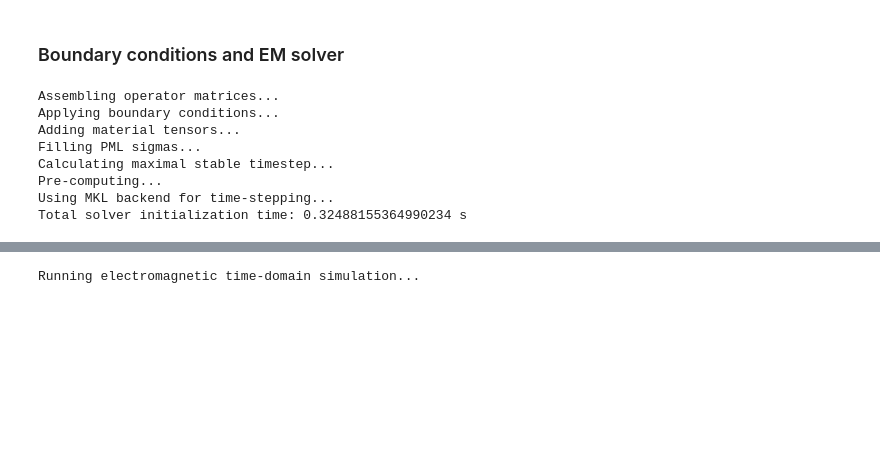
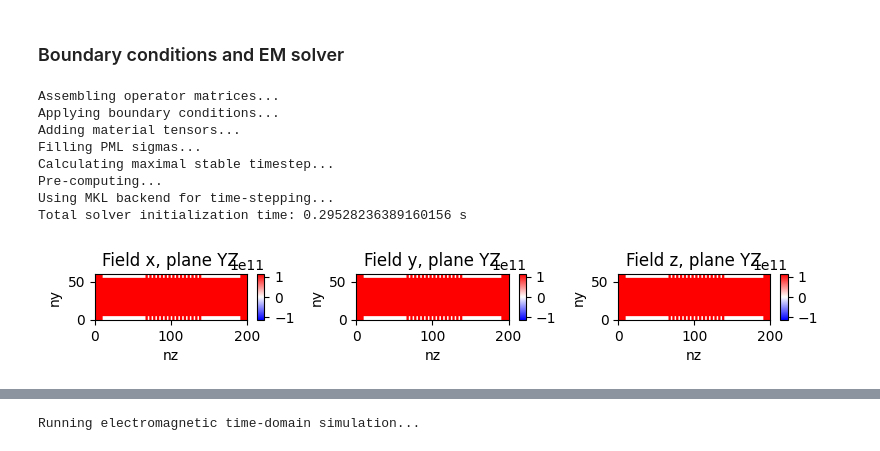
Before and after one commit to ImpedanCEI/BE-Seminar-demo, a Jupyter notebook: 002_LHC-Bellow.ipynb, the cells around one changed output, grey strips where cells are left out. Drawn from its saved outputs; the diff is of its cells as text; code cells hidden in the pictures; blank space fills up the shorter version.

```diff
--- a/002_LHC-Bellow.ipynb
+++ b/002_LHC-Bellow.ipynb
@@ -171,6 +171,7 @@ wake = WakeSolver(q=q, sigmaz=sigmaz, beta=beta,
 # %% [markdown]
 ### Boundary conditions and EM solver
 # %%
+#%%px
 # boundary conditions
 bc_low=['pec', 'pec', 'pml']
 bc_high=['pec', 'pec', 'pml']
@@ -180,6 +181,7 @@ solver = SolverFIT3D(grid, wake,
                      bc_low=bc_low, bc_high=bc_high,
                      use_stl=True,
                      use_gpu=False,
+                     use_mpi=False,
                      bg='pec',  # background material
                      n_pml=n_pml,
                      dtype=np.float32,
@@ -192,7 +194,12 @@ Filling PML sigmas...
 Calculating maximal stable timestep...
 Pre-computing...
 Using MKL backend for time-stepping...
-Total solver initialization time: 0.32488155364990234 s
+Total solver initialization time: 0.29528236389160156 s
+# %%
+#%%px
+solver.ieps.inspect()
+# %% [output]
+[figure, added]
 # %%
 solver.inspect(add_silhouette=True)
 # %% [output]
```
Also changed, not shown: parts of 12 cells of this notebook.
